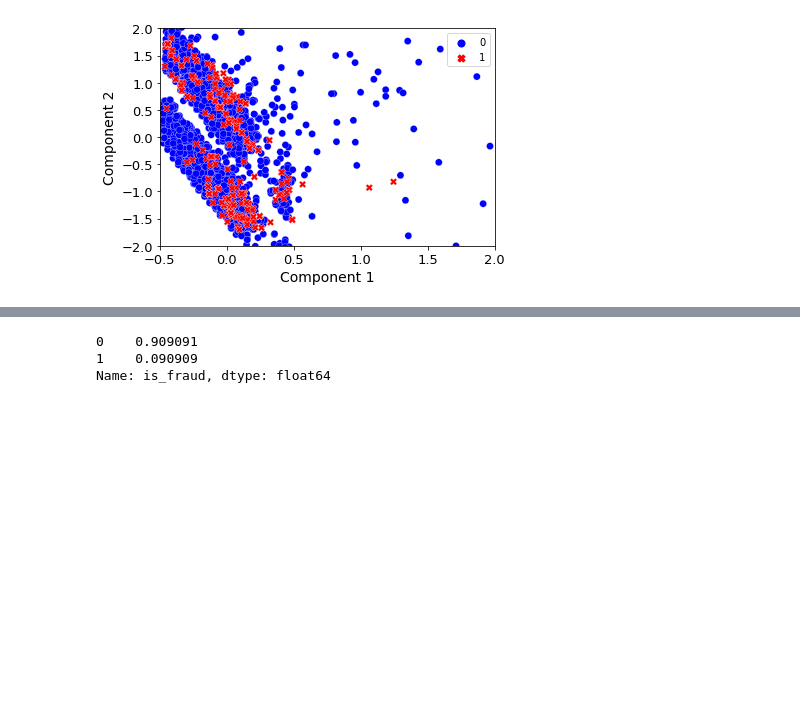
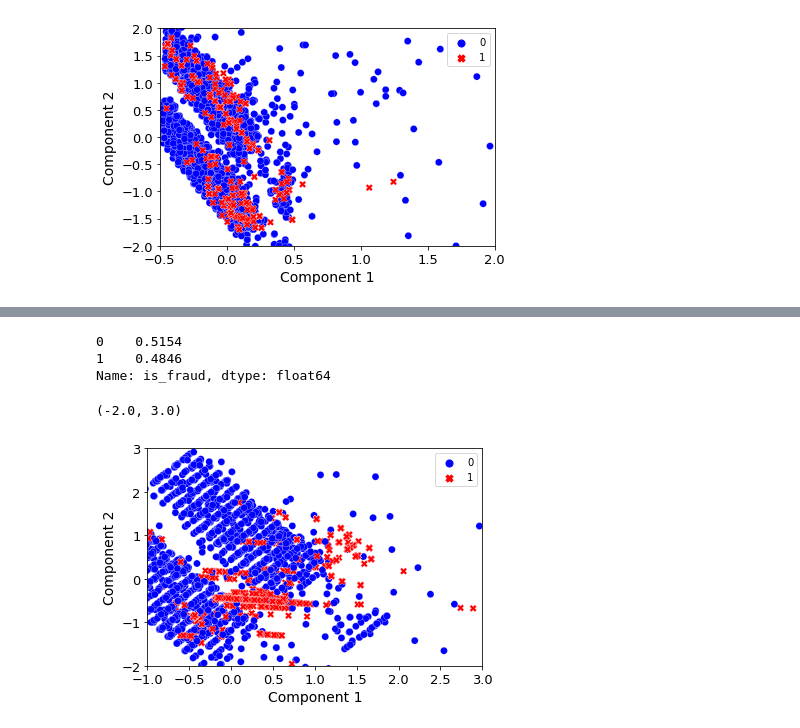
Before and after one commit to beatriz-c/Entangled-Spaces, a Jupyter notebook: Payments/Notebooks/6plots_imbalanced-balanced-10-90.ipynb, the cells around one changed output, grey strips where cells are left out. Cells and saved outputs as stored; diff of their text form; code cells hidden in the pictures; blank space fills up the shorter version.

```diff
--- a/Payments/Notebooks/6plots_imbalanced-balanced-10-90.ipynb
+++ b/Payments/Notebooks/6plots_imbalanced-balanced-10-90.ipynb
@@ -170,4 +169,5 @@ plt.legend(title = '')
 #smote and rund - 50/50
 import pandas as pd
 
-sro = pd.read_csv(r'C:/Users/BeatrizCarvalho/OneDrive - Closer Consultoria Lda/Documents/Entangled-Spaces/Payments/Datasets/2payments_balanced_smote+rund.csv')
+sro = pd.read_csv(r'C:/Users/BeatrizCarvalho/OneDrive - Closer Consultoria Lda/Documents/Entangled-Spaces/Payments/Datasets/2payments_balanced_smote+rund-1M.csv',
+                 low_memory = False)
@@ -177,44 +174,47 @@ len(sro)
 # %%
 #select sample to plot
-sr = sro.sample(n = 20000)
+sr = sro.sample(n = 5000)
 # %%
 #class ratios
 sr['is_fraud'].value_counts()/sr.shape[0]
 # %% [output]
-0    0.909091
-1    0.090909
+0    0.5154
+1    0.4846
 Name: is_fraud, dtype: float64
 # %%
-#plot reduced 10-90 distribution
+#plot
 import seaborn as sns
 import matplotlib.pyplot as plt
 from sklearn.decomposition import PCA
 from sklearn.preprocessing import StandardScaler
 from sklearn.pipeline import Pipeline
 
 #variables
 X = sr[['amount', 'accountbalance', 'hour', 'week']]
 y = sr['is_fraud']
 
 #scale data before PCA
 pca = PCA()
 pipe = Pipeline([('scaler', StandardScaler()), ('pca', pca)])
 Xt = pipe.fit_transform(X)
 
 #plot
 sns.scatterplot(x = Xt[:, 0], y = Xt[:, 1], c = y, style = y, linewidth = 0.25, size = y, hue = y, sizes = {0: 50, 1:50},
                 palette = {0: 'Blue', 1: 'Red'})
 
 #legend
 plt.xlabel('Component 1', fontsize = 14)
 plt.ylabel('Component 2', fontsize = 14)
 plt.yticks(fontsize = 13)
 plt.xticks(fontsize = 13)
 plt.legend(title = '')
 
 #zoom
-#plt.xlim([-0.5, 2])
-#plt.ylim([-2, 2])
+plt.xlim([-1, 3])
+plt.ylim([-2, 3])
 
 #save
 #plt.savefig(r'C:/Users/BeatrizCarvalho/OneDrive - Closer Consultoria Lda/Documents/Entangled-Spaces/Payments/Profiles/gan+rund.png')
+# %% [output]
+(-2.0, 3.0)
+[figure, added]
```
Also changed, not shown: parts of 9 cells of this notebook, 54 other files.
